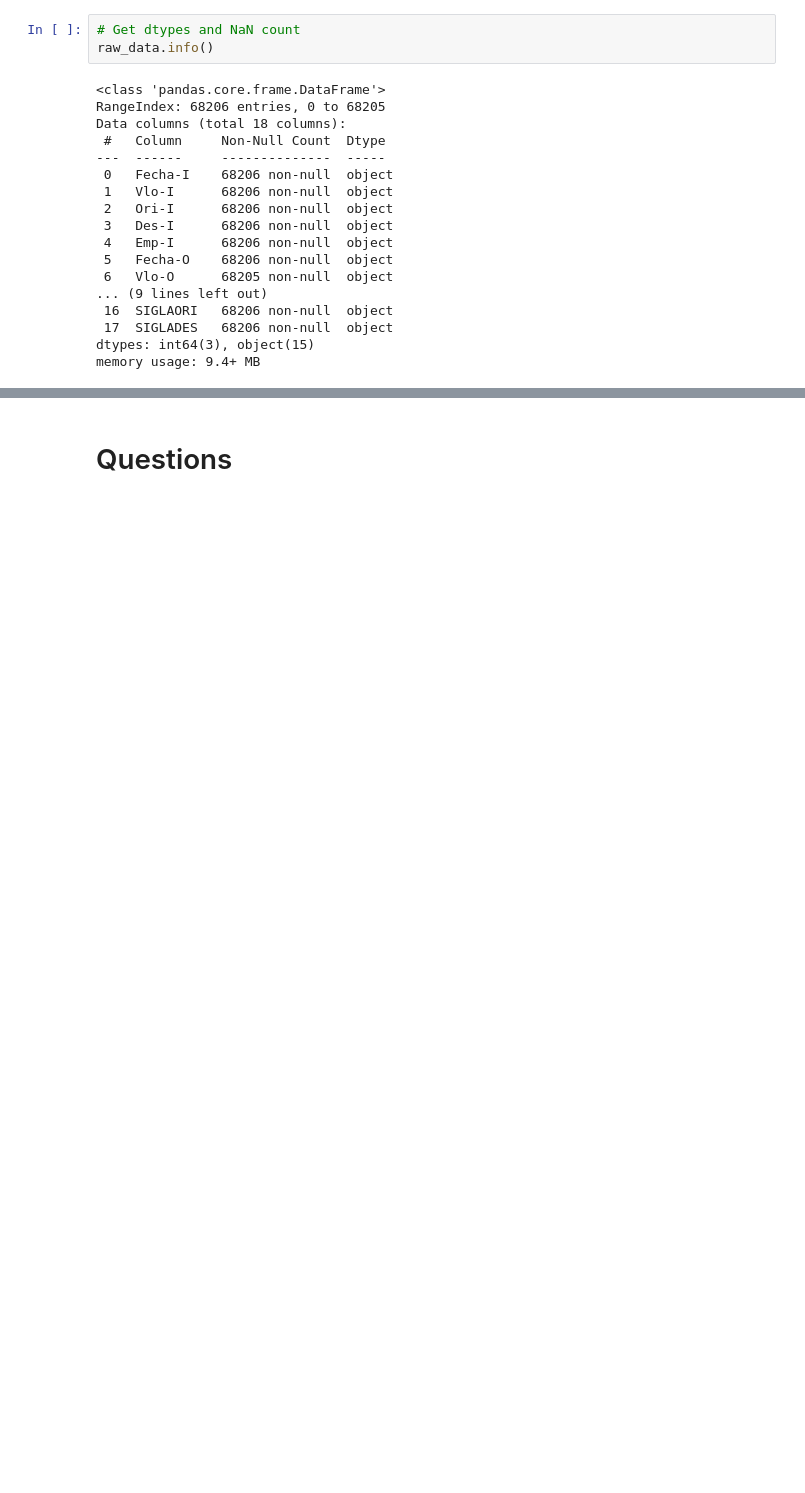
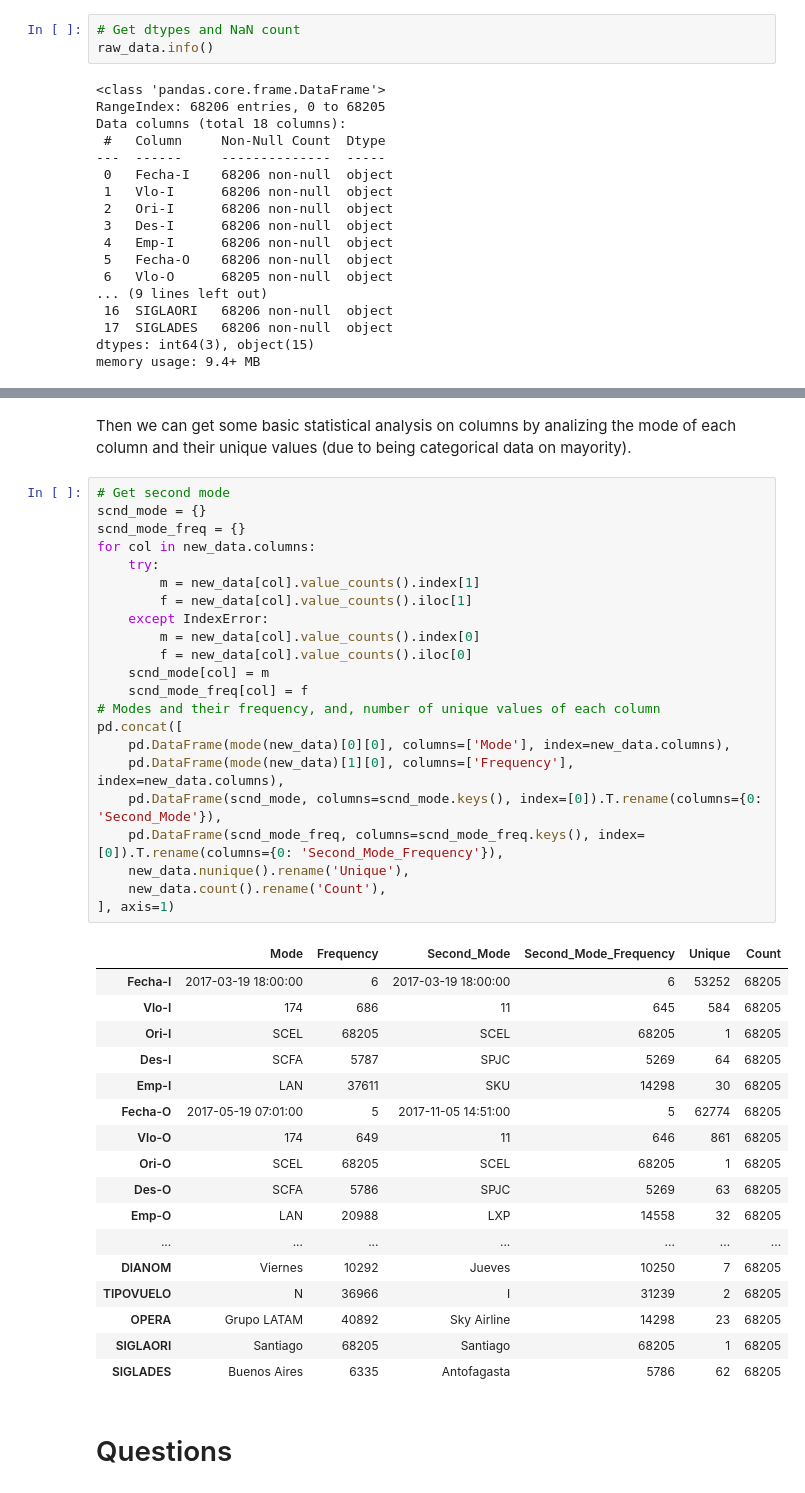
Before and after one commit to XxZeroGravityxX/Flight_delay_study, a Jupyter notebook: solution.ipynb, the cells around one changed output, grey strips where cells are left out. Cells and saved outputs as stored; diff of their text form; blank space fills up the shorter version.

```diff
--- a/solution.ipynb
+++ b/solution.ipynb
@@ -93,3 +88,45 @@ new_data.describe(datetime_is_numeric=True)
+# %% [markdown]
+Then we can get some basic statistical analysis on columns by analizing the mode of each column and their unique values (due to being categorical data on mayority).
+# %%
+# Get second mode
+scnd_mode = {}
+scnd_mode_freq = {}
+for col in new_data.columns:
+    try:
+        m = new_data[col].value_counts().index[1]
+        f = new_data[col].value_counts().iloc[1]
+    except IndexError:
+        m = new_data[col].value_counts().index[0]
+        f = new_data[col].value_counts().iloc[0]
+    scnd_mode[col] = m
+    scnd_mode_freq[col] = f
+# Modes and their frequency, and, number of unique values of each column
+pd.concat([
+    pd.DataFrame(mode(new_data)[0][0], columns=['Mode'], index=new_data.columns),
+    pd.DataFrame(mode(new_data)[1][0], columns=['Frequency'], index=new_data.columns),
+    pd.DataFrame(scnd_mode, columns=scnd_mode.keys(), index=[0]).T.rename(columns={0: 'Second_Mode'}),
+    pd.DataFrame(scnd_mode_freq, columns=scnd_mode_freq.keys(), index=[0]).T.rename(columns={0: 'Second_Mode_Frequency'}),
+    new_data.nunique().rename('Unique'),
+    new_data.count().rename('Count'),
+], axis=1)
+# %% [output]
+|  | Mode | Frequency | Second_Mode | Second_Mode_Frequency | Unique | Count |
+| Fecha-I | 2017-03-19 18:00:00 | 6 | 2017-03-19 18:00:00 | 6 | 53252 | 68205 |
+| Vlo-I | 174 | 686 | 11 | 645 | 584 | 68205 |
+| Ori-I | SCEL | 68205 | SCEL | 68205 | 1 | 68205 |
+| Des-I | SCFA | 5787 | SPJC | 5269 | 64 | 68205 |
+| Emp-I | LAN | 37611 | SKU | 14298 | 30 | 68205 |
+| Fecha-O | 2017-05-19 07:01:00 | 5 | 2017-11-05 14:51:00 | 5 | 62774 | 68205 |
+| Vlo-O | 174 | 649 | 11 | 646 | 861 | 68205 |
+| Ori-O | SCEL | 68205 | SCEL | 68205 | 1 | 68205 |
+| Des-O | SCFA | 5786 | SPJC | 5269 | 63 | 68205 |
+| Emp-O | LAN | 20988 | LXP | 14558 | 32 | 68205 |
+| ... | ... | ... | ... | ... | ... | ... |
+| DIANOM | Viernes | 10292 | Jueves | 10250 | 7 | 68205 |
+| TIPOVUELO | N | 36966 | I | 31239 | 2 | 68205 |
+| OPERA | Grupo LATAM | 40892 | Sky Airline | 14298 | 23 | 68205 |
+| SIGLAORI | Santiago | 68205 | Santiago | 68205 | 1 | 68205 |
+| SIGLADES | Buenos Aires | 6335 | Antofagasta | 5786 | 62 | 68205 |
 # %% [markdown]
 # Questions
 # %%
```
Also changed, not shown: parts of 8 cells of this notebook.
